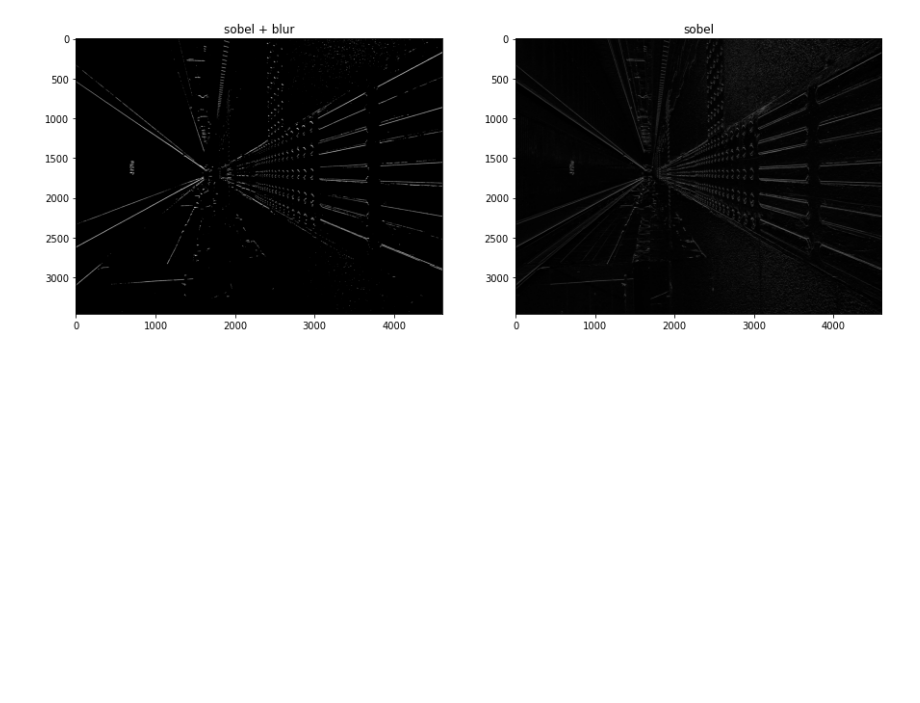
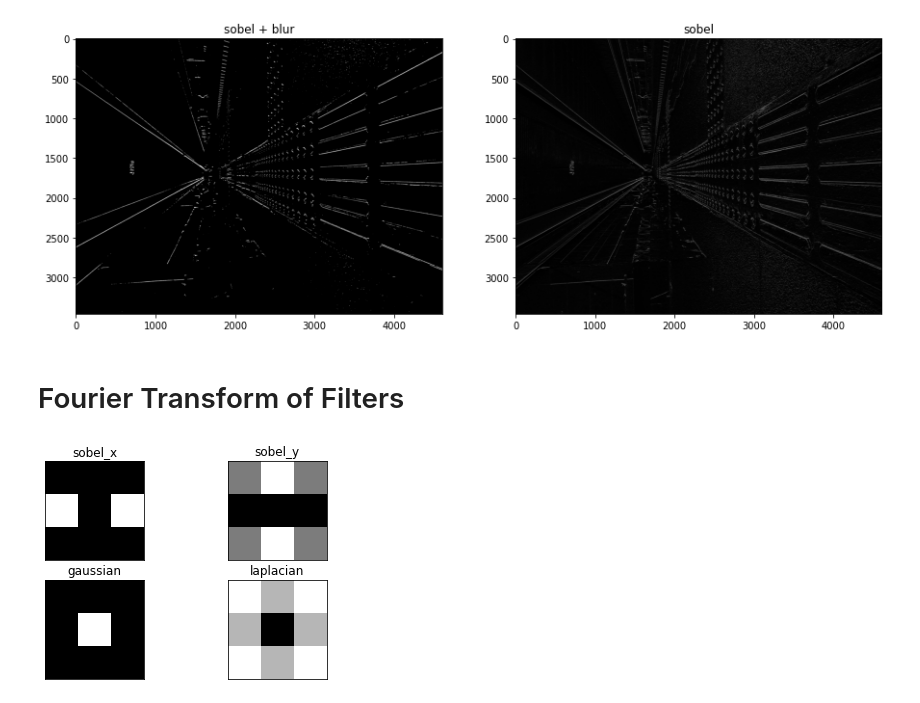
Before and after one commit to SoheilSedghi/Udacity-Computer-Vision-NanoDegree-Practice, a Jupyter notebook: Convolutional_Filters_Edge_Detection/2_Edge_and_Blur.ipynb, the cells around one changed output. Drawn from its saved outputs; the diff is of its cells as text; code cells hidden in the pictures; blank space fills up the shorter version.

Commit message:
Fourier Transform before and after Filter + Canny Edge detection + Hough Line detection added

```diff
--- a/Convolutional_Filters_Edge_Detection/2_Edge_and_Blur.ipynb
+++ b/Convolutional_Filters_Edge_Detection/2_Edge_and_Blur.ipynb
@@ -55,3 +55,38 @@ plt.imshow(yfiltered, cmap= "gray")
 # %% [output]
 <matplotlib.image.AxesImage at 0x...>
 [figure]
+# %% [markdown]
+# Fourier Transform of Filters
+# %%
+def fourier(img):
+    img = np.fft.fft2(img)
+    img = np.fft.fftshift(img)
+    img = np.log(np.abs(img)+1)
+    return img
+
+sobel_x = np.array( [[-1 , 0 , 1],
+                     [-2 , 0 , 1],
+                     [-1 , 0 , 1]])
+
+sobel_y = np.array( [[-1 , -2 , -1],
+                     [ 0 ,  0 ,  0],
+                     [ 1 ,  2 ,  1]] )
+
+gaussian = (1/9) * np.ones((3,3))
+
+laplacian = np.array( [[0 , 1  , 0],
+                       [1 , -4 , 1],
+                       [0 , 1  , 0]])
+
+filters = [sobel_x, sobel_y, gaussian, laplacian ]
+names = ["sobel_x", "sobel_y", "gaussian", "laplacian"]
+
+for i in range(len(filters)):
+    plt.subplot(2,2,i+1)
+    fourier_filter = (fourier(filters[i]))
+    plt.title(names[i])
+    plt.xticks([])
+    plt.yticks([])
+    plt.imshow(fourier_filter, cmap= "gray")
+# %% [output]
+[figure, added]
```
Also changed, not shown: parts of 4 cells of this notebook, 2 other files.
